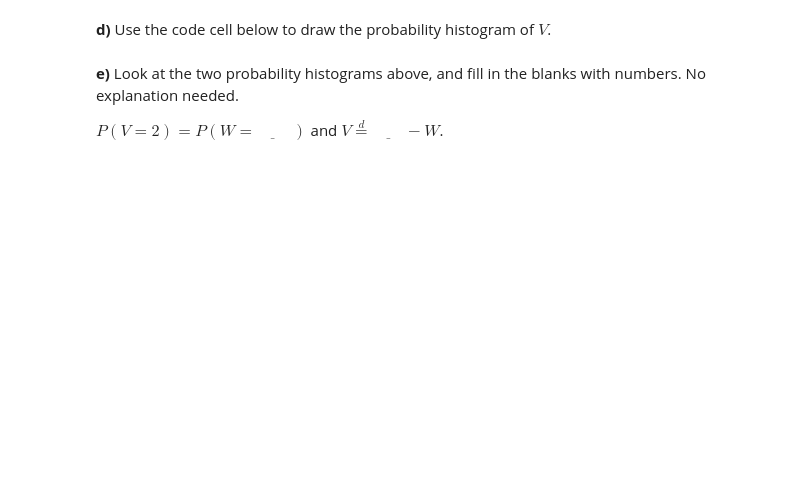
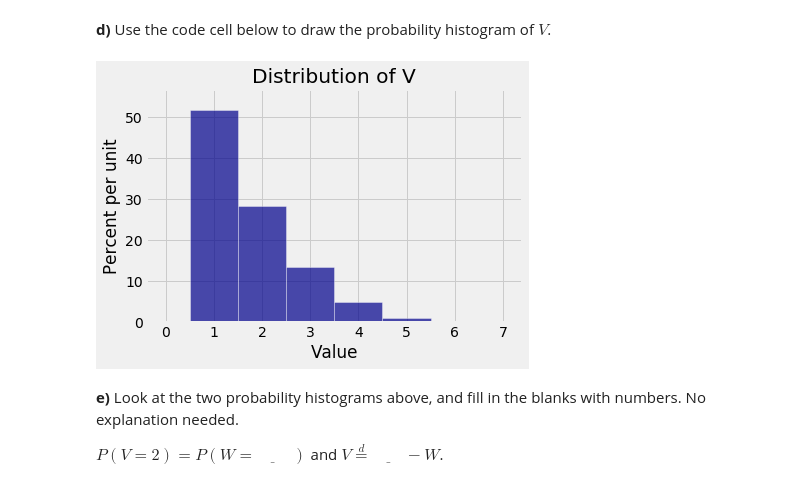
Before and after one commit to prob140/materials-fa19, a Jupyter notebook: hw/Homework_02.ipynb, the cells around one changed output. Cells and saved outputs as stored; diff of their text form; code cells hidden in the pictures; blank space fills up the shorter version.

```diff
--- a/hw/Homework_02.ipynb
+++ b/hw/Homework_02.ipynb
@@ -67,6 +108,17 @@ plt.title('Distribution of W');
 
 ...
 plt.title('Distribution of V');
+# %%
+#solution
+
+# array consisting of P(V=k)
+probs_V = ((N-k+1)/N)**n - ((N-k)/N)**n
+
+dist_V = Table().values(k).probabilities(probs_V)
+Plot(dist_V)
+plt.title('Distribution of V');
+# %% [output]
+[figure, added]
 # %% [markdown]
 **e)** Look at the two probability histograms above, and fill in the blanks with numbers. No explanation needed.
 
```
Also changed, not shown: parts of 19 cells of this notebook, 1 other file.
